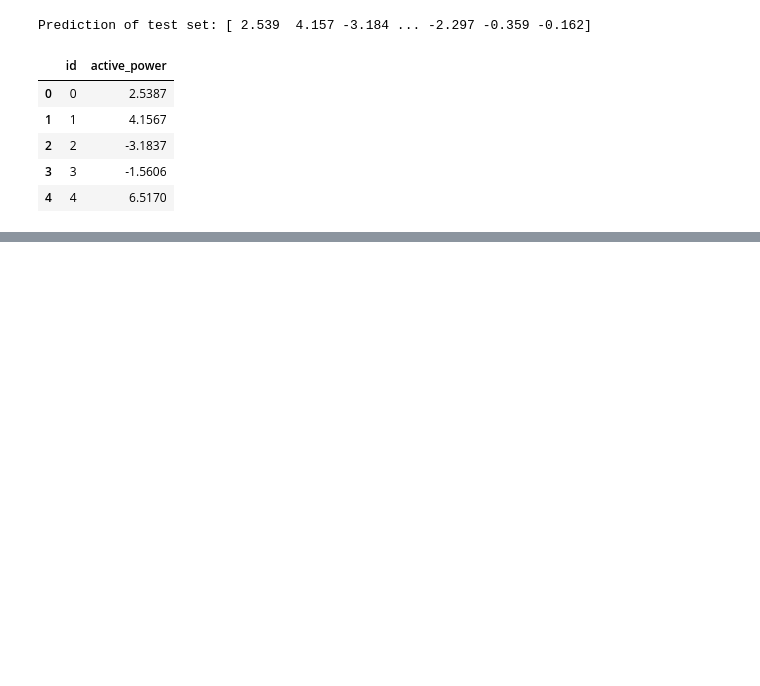
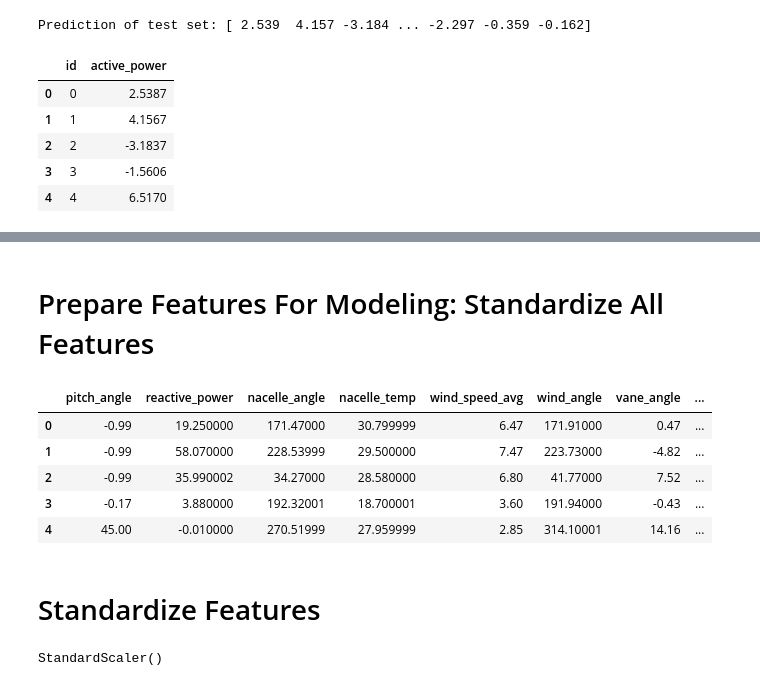
Before and after one commit to madhumitafilos/Collab, a Jupyter notebook: Feature_Engineering.ipynb, the cells around one changed output, grey strips where cells are left out. Saved outputs shown, nothing was run; the diff lists cells and outputs as text; code cells hidden in the pictures; blank space fills up the shorter version.

```diff
--- a/Feature_Engineering.ipynb
+++ b/Feature_Engineering.ipynb
@@ -501,0 +548,23 @@ submission_MX.to_csv("active_power_submission_remSkewWeatherWind.csv", index=Fal
+# %% [markdown]
+# Prepare Features For Modeling: Standardize All Features
+# %%
+wind_DS_train = pd.read_csv('/content/drive/MyDrive/train_features.csv')
+wind_DS_val = pd.read_csv('/content/drive/MyDrive/val_features.csv')
+wind_DS_test = pd.read_csv('/content/drive/MyDrive/test_features.csv')
+wind_DS_train.head()
+# %% [output]
+|  | pitch_angle | reactive_power | nacelle_angle | nacelle_temp | wind_speed_avg | wind_angle | vane_angle | ... |
+| 0 | -0.99 | 19.250000 | 171.47000 | 30.799999 | 6.47 | 171.91000 | 0.47 | ... |
+| 1 | -0.99 | 58.070000 | 228.53999 | 29.500000 | 7.47 | 223.73000 | -4.82 | ... |
+| 2 | -0.99 | 35.990002 | 34.27000 | 28.580000 | 6.80 | 41.77000 | 7.52 | ... |
+| 3 | -0.17 | 3.880000 | 192.32001 | 18.700001 | 3.60 | 191.94000 | -0.43 | ... |
+| 4 | 45.00 | -0.010000 | 270.51999 | 27.959999 | 2.85 | 314.10001 | 14.16 | ... |
+# %% [markdown]
+# Standardize Features
+# %%
+# Fit the scaler on the training data
+from sklearn.preprocessing import StandardScaler
+scaler = StandardScaler()
+scaler.fit(wind_DS_train)
+# %% [output]
+StandardScaler()
```
Also changed, not shown: parts of 8 cells of this notebook.
